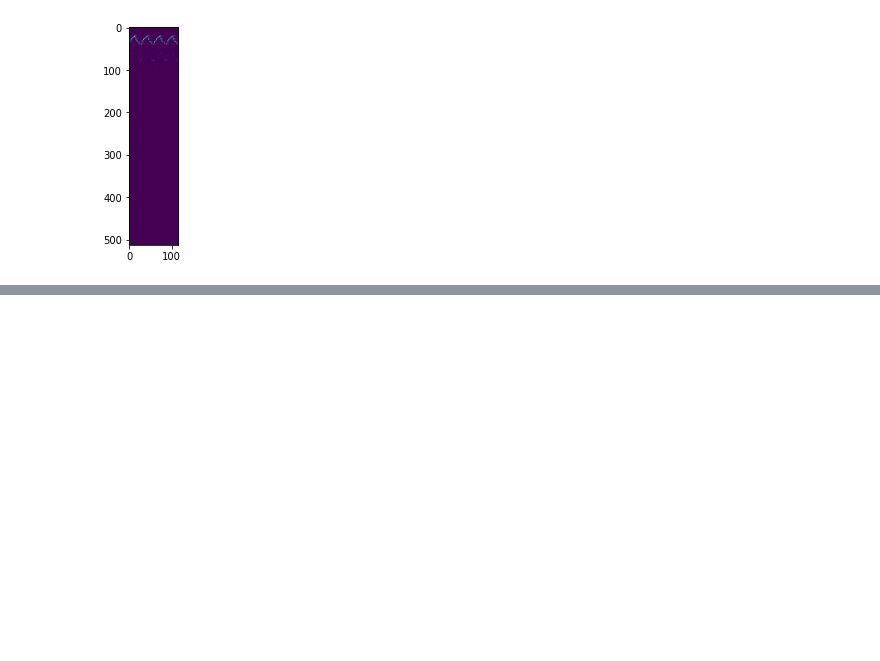
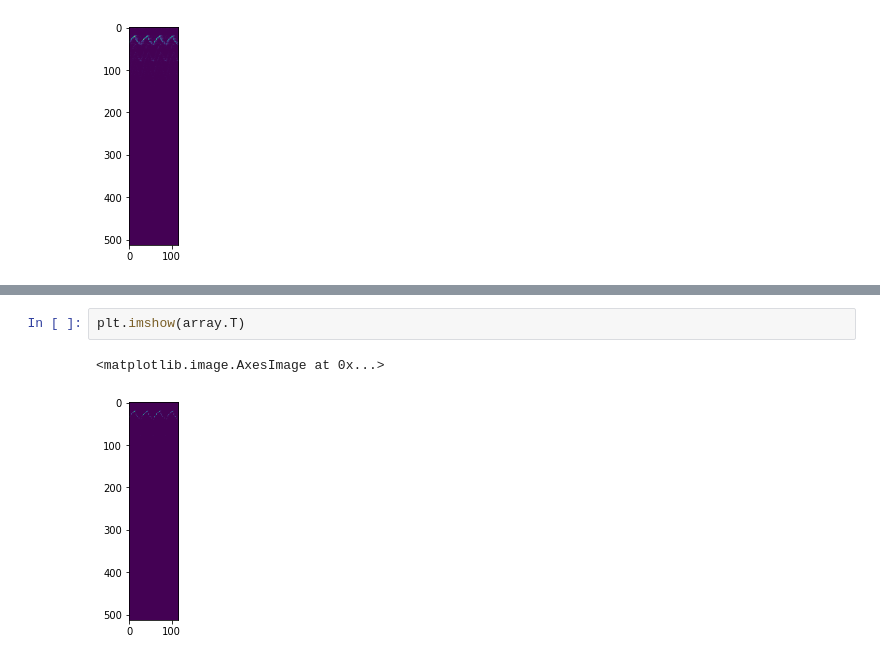
Before and after one commit to ikarus-999/AI-NLP-Study, a Jupyter notebook: STFT_try.ipynb, the cells around one changed output, grey strips where cells are left out. Drawn from its saved outputs; the diff is of its cells as text; blank space fills up the shorter version.

```diff
--- a/STFT_try.ipynb
+++ b/STFT_try.ipynb
@@ -131,0 +180,5 @@ plt.imshow(np.transpose(array2))
+# %%
+plt.imshow(array.T)
+# %% [output]
+<matplotlib.image.AxesImage at 0x...>
+[figure, added]
```
Also changed, not shown: parts of 12 cells of this notebook.
